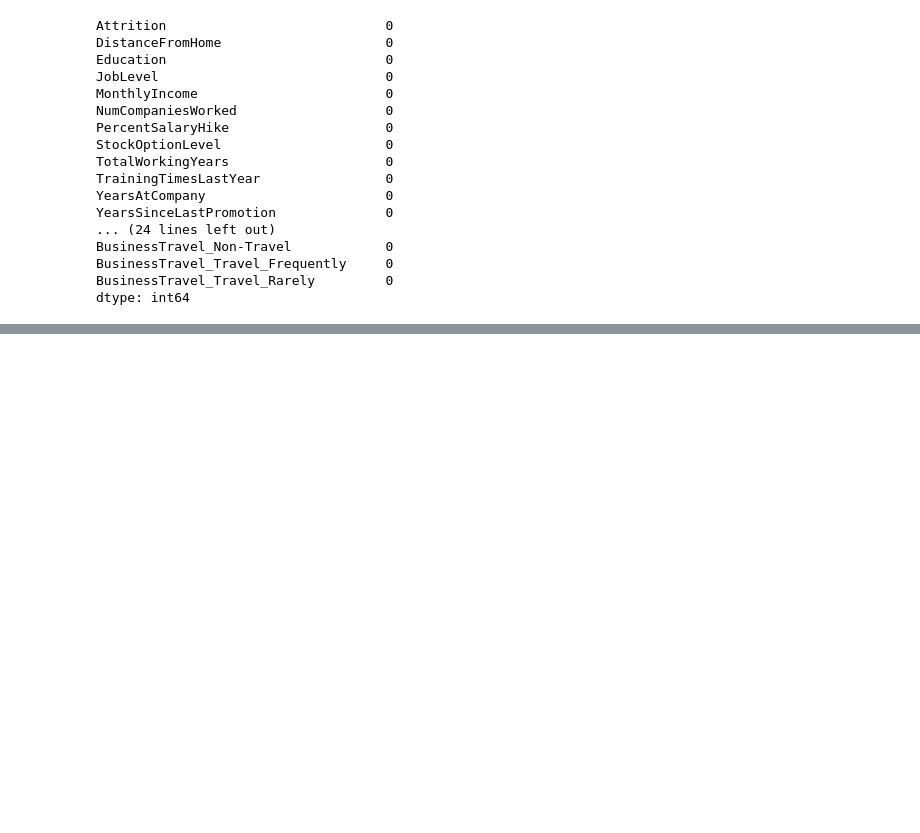
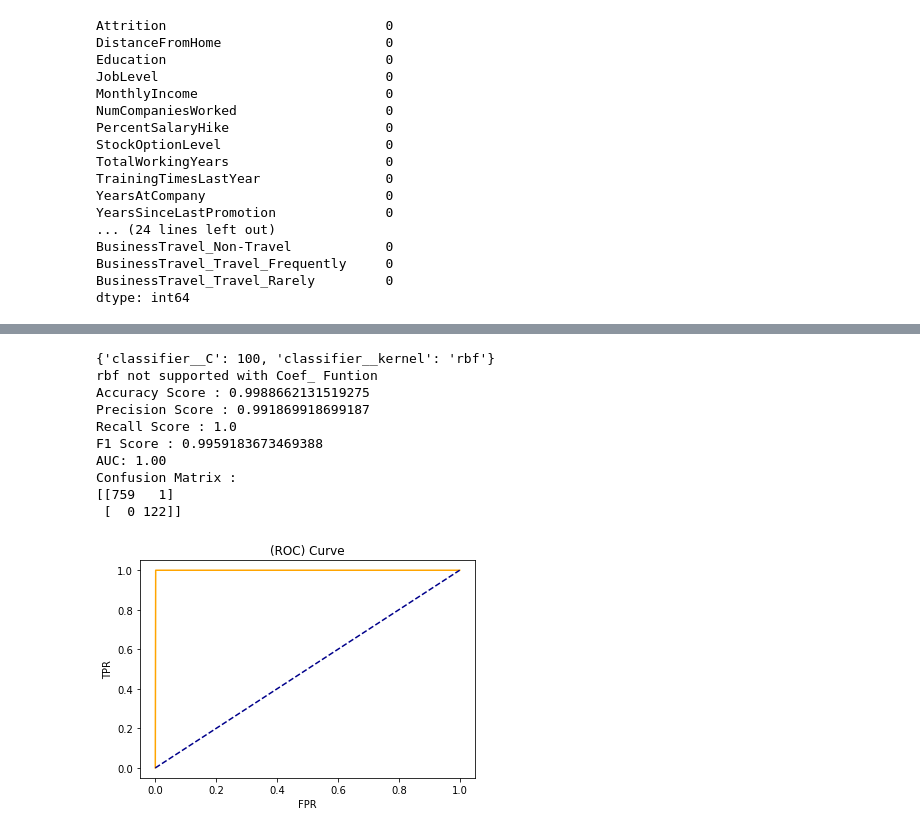
Before and after one commit to Xavier-Labarbe/diab-ethique, a Jupyter notebook: main.ipynb, the cells around one changed output, grey strips where cells are left out. Cells and saved outputs as stored; diff of their text form; code cells hidden in the pictures; blank space fills up the shorter version.

```diff
--- a/main.ipynb
+++ b/main.ipynb
@@ -246,0 +433,22 @@ dtype: int64
+# %%
+svc = SVC()
+
+params = {
+    'classifier__C': [1, 10, 100],
+    'classifier__kernel' : ['rbf']
+}
+
+result = testModel(method=svc, params=params, kernel='rbf')
+models_bo.append(result)
+# %% [output]
+{'classifier__C': 100, 'classifier__kernel': 'rbf'}
+rbf not supported with Coef_ Funtion
+Accuracy Score : 0.9988662131519275
+Precision Score : 0.991869918699187
+Recall Score : 1.0
+F1 Score : 0.9959183673469388
+AUC: 1.00
+Confusion Matrix :
+[[759   1]
+ [  0 122]]
+[figure, added]
```
Also changed, not shown: parts of 23 cells of this notebook.
